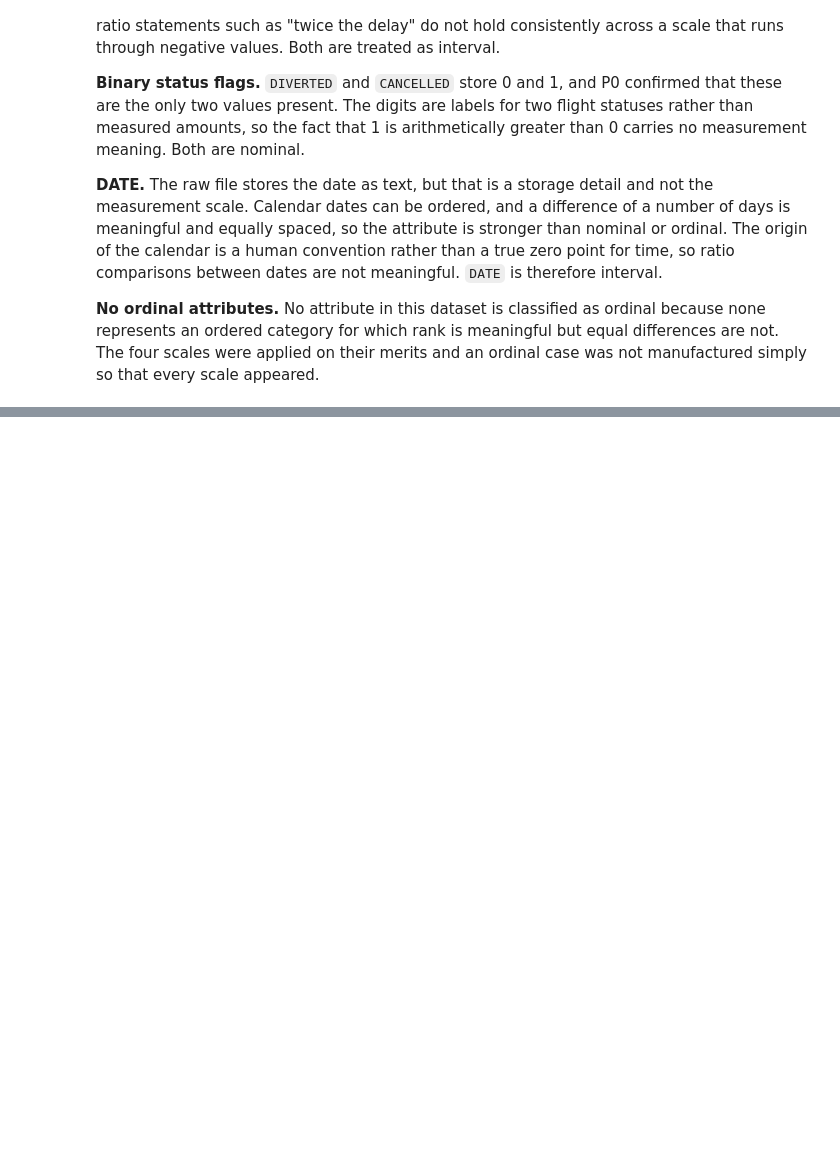
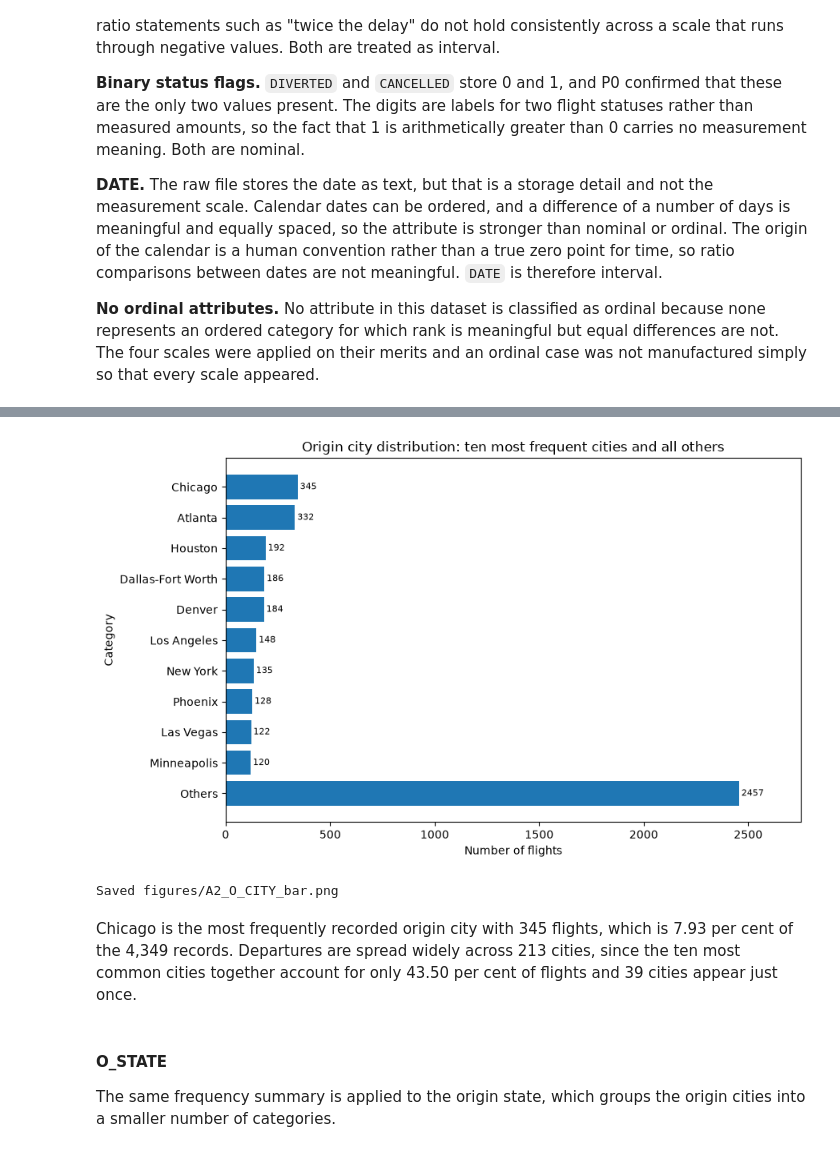
Before and after one commit to le23967/31250-assignment2-25740123, a Jupyter notebook: ida_25740123.ipynb, the cells around one changed output, grey strips where cells are left out. Cells and saved outputs as stored; diff of their text form; code cells hidden in the pictures; blank space fills up the shorter version.

Commit message:
A2 batch 1 categorical summaries

```diff
--- a/ida_25740123.ipynb
+++ b/ida_25740123.ipynb
@@ -732,0 +829,25 @@ Four groups of attributes needed careful thought, because their storage in the f
+# %%
+def save_bar_chart(table, attribute_name, title, horizontal=True):
+    """Draw one bar chart of category frequencies and save it as a PNG for the report."""
+    figure, axes = plt.subplots(figsize=(9, 5.5))
+
+    if horizontal:
+        plot_order = table.iloc[::-1]  # reversed so the largest bar appears at the top
+        bars = axes.barh(plot_order["Category"], plot_order["Frequency"])
+        axes.set_xlabel("Number of flights")
+        axes.set_ylabel("Category")
+        axes.margins(x=0.12)
+    else:
+        bars = axes.bar(table["Category"], table["Frequency"])
+        axes.set_xlabel("Category")
+        axes.set_ylabel("Number of flights")
+        axes.margins(y=0.12)
+
+    axes.bar_label(bars, padding=2, fontsize=8)
+    axes.set_title(title)
+    figure.tight_layout()
+
+    figure_path = f"figures/A2_{attribute_name}_bar.png"
+    figure.savefig(figure_path, dpi=200)
+    plt.show()
+    print("Saved", figure_path)
@@ -732,0 +858,13 @@ Four groups of attributes needed careful thought, because their storage in the f
+# %%
+o_city_full = frequency_table("O_CITY")
+o_city_report = report_table(o_city_full)
+
+o_city_full.to_csv("outputs/A2_O_CITY_frequency_full.csv", index=False)
+o_city_report.to_csv("outputs/A2_O_CITY_report_table.csv", index=False)
+
+describe_categorical("O_CITY", o_city_full)
+print()
+print("Categories in the full table:", len(o_city_full))
+print("Rows in the report table:", len(o_city_report))
+
+o_city_report
@@ -732,0 +897,13 @@ Four groups of attributes needed careful thought, because their storage in the f
+# %%
+save_bar_chart(o_city_report, "O_CITY",
+               "Origin city distribution: ten most frequent cities and all others",
+               horizontal=True)
+# %% [output]
+[figure, added]
+Saved figures/A2_O_CITY_bar.png
+# %% [markdown]
+Chicago is the most frequently recorded origin city with 345 flights, which is 7.93 per cent of the 4,349 records. Departures are spread widely across 213 cities, since the ten most common cities together account for only 43.50 per cent of flights and 39 cities appear just once.
+# %% [markdown]
+#### O_STATE
+
+The same frequency summary is applied to the origin state, which groups the origin cities into a smaller number of categories.
```
Also changed, not shown: parts of 34 cells of this notebook, 16 other files.
